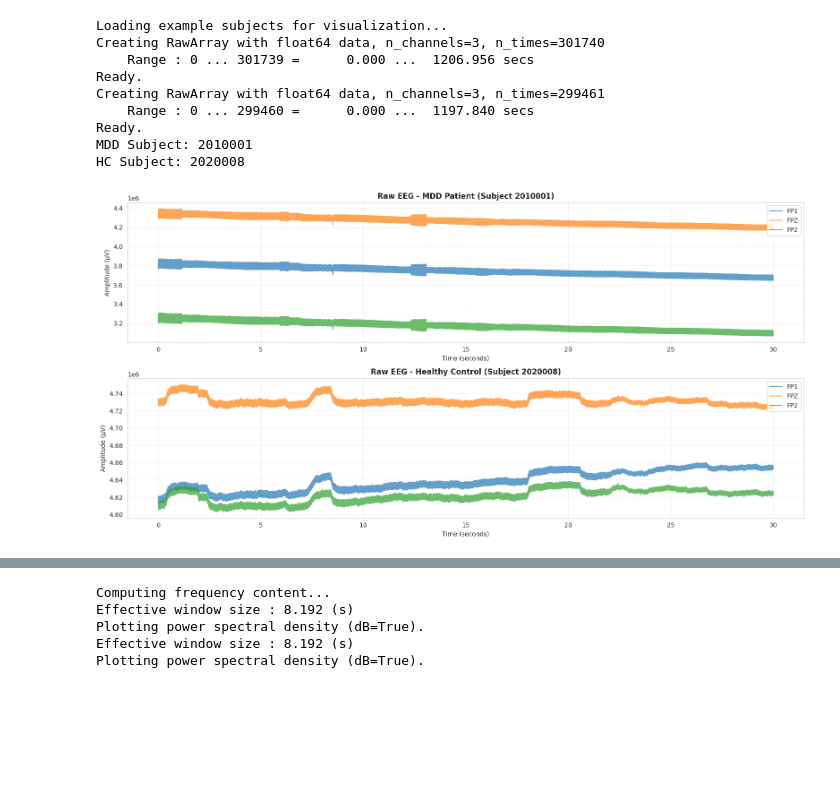
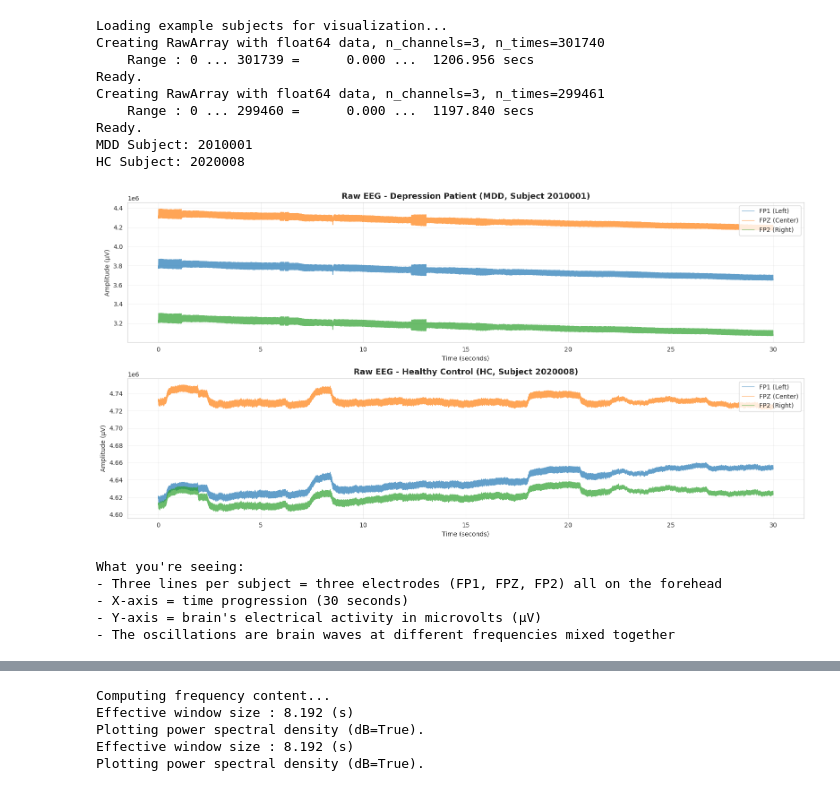
Before and after one commit to visionbyangelic/Neuro-Data, a Jupyter notebook: depression-biomarker-detection-from-resting-state.ipynb, the cells around one changed output, grey strips where cells are left out. Saved outputs shown, nothing was run; the diff lists cells and outputs as text; code cells hidden in the pictures; blank space fills up the shorter version.

Commit message:
Kaggle Notebook | Depression Biomarker Detection from Resting-State  | Version 2

```diff
--- a/depression-biomarker-detection-from-resting-state.ipynb
+++ b/depression-biomarker-detection-from-resting-state.ipynb
@@ -627,34 +627,47 @@ Ready.
 MDD Subject: 2010001
 HC Subject: 2020008
 # %%
-# Simpler visualization for Kaggle
+# Visualize Raw EEG Signals - Time Domain
+
 fig, axes = plt.subplots(2, 1, figsize=(16, 8))
 
-# MDD Patient - plot 30 seconds starting at 60 seconds in
-start_sample = 60 * 250  # 60 seconds * 250 Hz
-end_sample = start_sample + (30 * 250)  # 30 seconds duration
+# Select 30 seconds of data starting at 60 seconds
+start_sample = 60 * 250
+end_sample = start_sample + (30 * 250)
 times = np.arange(0, 30, 1/250)
 
-axes[0].plot(times, mdd_data[0, start_sample:end_sample], label='FP1', alpha=0.7)
-axes[0].plot(times, mdd_data[1, start_sample:end_sample], label='FPZ', alpha=0.7)
-axes[0].plot(times, mdd_data[2, start_sample:end_sample], label='FP2', alpha=0.7)
-axes[0].set_title(f'Raw EEG - MDD Patient (Subject {mdd_id})', fontweight='bold', fontsize=12)
+# MDD Patient
+axes[0].plot(times, mdd_data[0, start_sample:end_sample], label='FP1 (Left)', alpha=0.7, linewidth=0.8)
+axes[0].plot(times, mdd_data[1, start_sample:end_sample], label='FPZ (Center)', alpha=0.7, linewidth=0.8)
+axes[0].plot(times, mdd_data[2, start_sample:end_sample], label='FP2 (Right)', alpha=0.7, linewidth=0.8)
+axes[0].set_title(f'Raw EEG - Depression Patient (MDD, Subject {mdd_id})', fontweight='bold', fontsize=13)
 axes[0].set_xlabel('Time (seconds)')
 axes[0].set_ylabel('Amplitude (μV)')
 axes[0].legend(loc='upper right')
 axes[0].grid(alpha=0.3)
 
-# HC subject
-axes[1].plot(times, hc_data[0, start_sample:end_sample], label='FP1', alpha=0.7)
-axes[1].plot(times, hc_data[1, start_sample:end_sample], label='FPZ', alpha=0.7)
-axes[1].plot(times, hc_data[2, start_sample:end_sample], label='FP2', alpha=0.7)
-axes[1].set_title(f'Raw EEG - Healthy Control (Subject {hc_id})', fontweight='bold', fontsize=12)
+# Healthy Control
+axes[1].plot(times, hc_data[0, start_sample:end_sample], label='FP1 (Left)', alpha=0.7, linewidth=0.8)
+axes[1].plot(times, hc_data[1, start_sample:end_sample], label='FPZ (Center)', alpha=0.7, linewidth=0.8)
+axes[1].plot(times, hc_data[2, start_sample:end_sample], label='FP2 (Right)', alpha=0.7, linewidth=0.8)
+axes[1].set_title(f'Raw EEG - Healthy Control (HC, Subject {hc_id})', fontweight='bold', fontsize=13)
 axes[1].set_xlabel('Time (seconds)')
 axes[1].set_ylabel('Amplitude (μV)')
 axes[1].legend(loc='upper right')
 axes[1].grid(alpha=0.3)
 
 plt.tight_layout()
 plt.show()
+
+print("What you're seeing:")
+print("- Three lines per subject = three electrodes (FP1, FPZ, FP2) all on the forehead")
+print("- X-axis = time progression (30 seconds)")
+print("- Y-axis = brain's electrical activity in microvolts (μV)")
+print("- The oscillations are brain waves at different frequencies mixed together")
 # %% [output]
-[figure, old version]
+[figure, new version]
+What you're seeing:
+- Three lines per subject = three electrodes (FP1, FPZ, FP2) all on the forehead
+- X-axis = time progression (30 seconds)
+- Y-axis = brain's electrical activity in microvolts (μV)
+- The oscillations are brain waves at different frequencies mixed together
```
Also changed, not shown: parts of 9 cells of this notebook.
